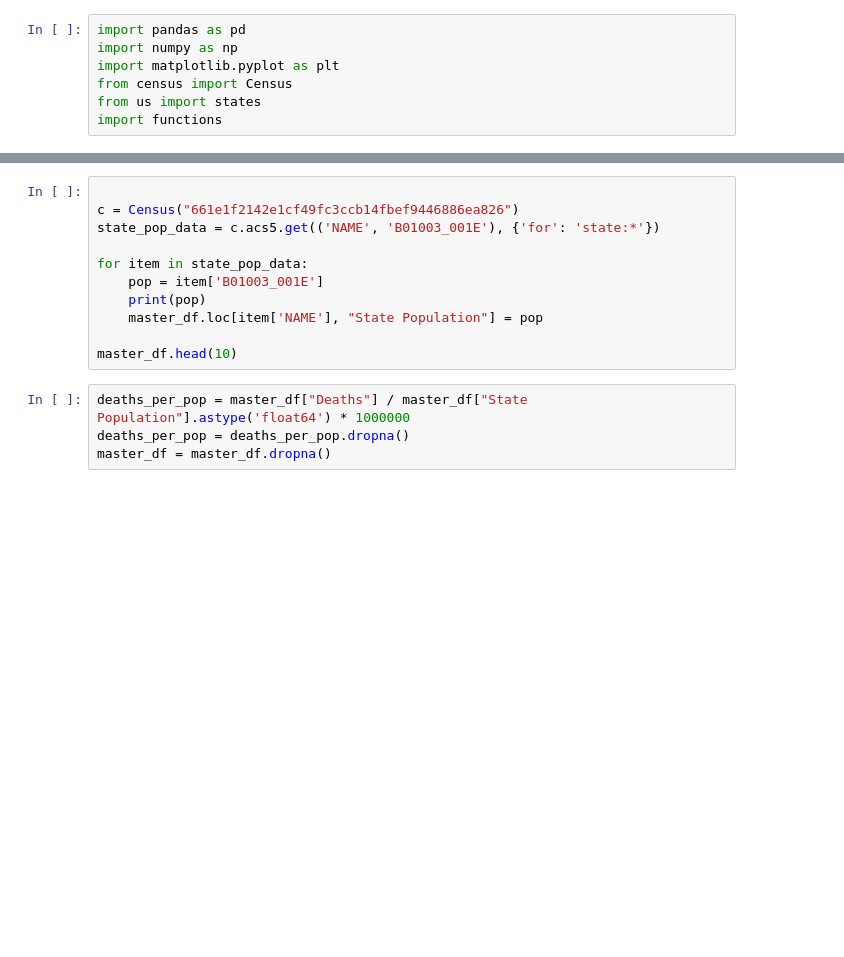
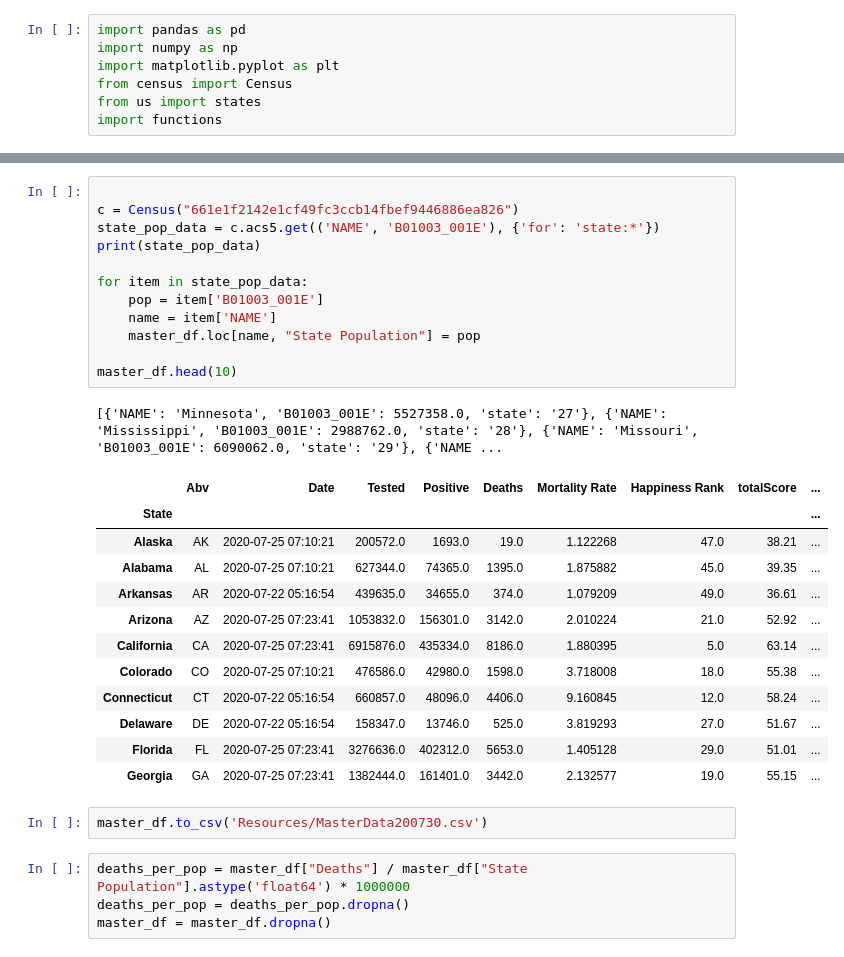
Before and after one commit to arerickson28/happiness_during_corona, a Jupyter notebook: Main_OverallRank_Ali.ipynb, the cells around one changed output, grey strips where cells are left out. Drawn from its saved outputs; the diff is of its cells as text; blank space fills up the shorter version.

```diff
--- a/Main_OverallRank_Ali.ipynb
+++ b/Main_OverallRank_Ali.ipynb
@@ -27,14 +46,31 @@ master_df['State Population'] = ''
 # %%
 
 c = Census("661e1f2142e1cf49fc3ccb14fbef9446886ea826")
 state_pop_data = c.acs5.get(('NAME', 'B01003_001E'), {'for': 'state:*'})
+print(state_pop_data)
 
 for item in state_pop_data:
     pop = item['B01003_001E']
-    print(pop)
-    master_df.loc[item['NAME'], "State Population"] = pop
+    name = item['NAME']
+    master_df.loc[name, "State Population"] = pop
 
 master_df.head(10)
+# %% [output]
+[{'NAME': 'Minnesota', 'B01003_001E': 5527358.0, 'state': '27'}, {'NAME': 'Mississippi', 'B01003_001E': 2988762.0, 'state': '28'}, {'NAME': 'Missouri', 'B01003_001E': 6090062.0, 'state': '29'}, {'NAME ...
+|  | Abv | Date | Tested | Positive | Deaths | Mortality Rate | Happiness Rank | totalScore | ... |
+| State |  |  |  |  |  |  |  |  | ... |
+| Alaska | AK | 2020-07-25 07:10:21 | 200572.0 | 1693.0 | 19.0 | 1.122268 | 47.0 | 38.21 | ... |
+| Alabama | AL | 2020-07-25 07:10:21 | 627344.0 | 74365.0 | 1395.0 | 1.875882 | 45.0 | 39.35 | ... |
+| Arkansas | AR | 2020-07-22 05:16:54 | 439635.0 | 34655.0 | 374.0 | 1.079209 | 49.0 | 36.61 | ... |
+| Arizona | AZ | 2020-07-25 07:23:41 | 1053832.0 | 156301.0 | 3142.0 | 2.010224 | 21.0 | 52.92 | ... |
+| California | CA | 2020-07-25 07:23:41 | 6915876.0 | 435334.0 | 8186.0 | 1.880395 | 5.0 | 63.14 | ... |
+| Colorado | CO | 2020-07-25 07:10:21 | 476586.0 | 42980.0 | 1598.0 | 3.718008 | 18.0 | 55.38 | ... |
+| Connecticut | CT | 2020-07-22 05:16:54 | 660857.0 | 48096.0 | 4406.0 | 9.160845 | 12.0 | 58.24 | ... |
+| Delaware | DE | 2020-07-22 05:16:54 | 158347.0 | 13746.0 | 525.0 | 3.819293 | 27.0 | 51.67 | ... |
+| Florida | FL | 2020-07-25 07:23:41 | 3276636.0 | 402312.0 | 5653.0 | 1.405128 | 29.0 | 51.01 | ... |
+| Georgia | GA | 2020-07-25 07:23:41 | 1382444.0 | 161401.0 | 3442.0 | 2.132577 | 19.0 | 55.15 | ... |
+# %%
+master_df.to_csv('Resources/MasterData200730.csv')
 # %%
 deaths_per_pop = master_df["Deaths"] / master_df["State Population"].astype('float64') * 1000000
 deaths_per_pop = deaths_per_pop.dropna()
```
Also changed, not shown: parts of 7 cells of this notebook, 1 other file.
